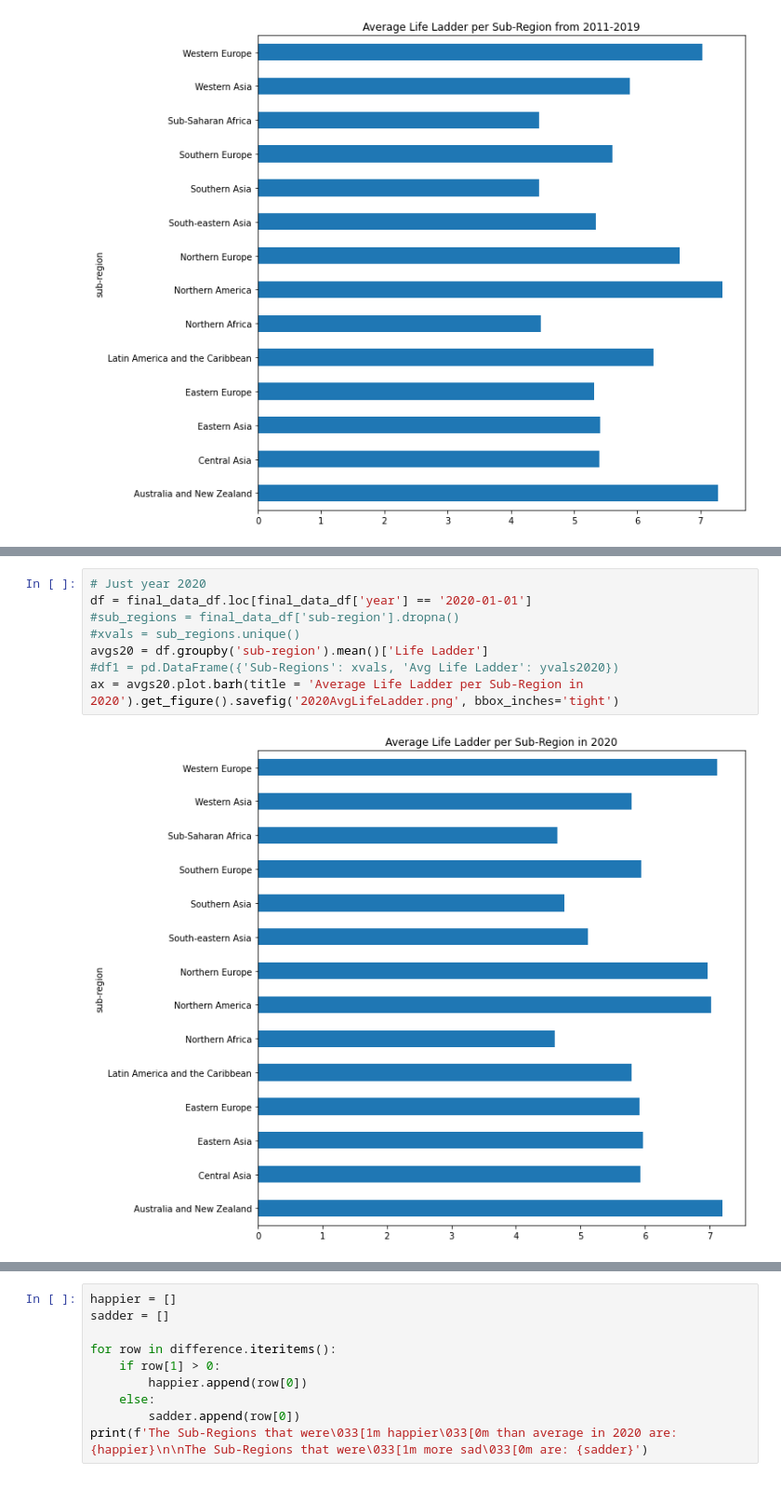
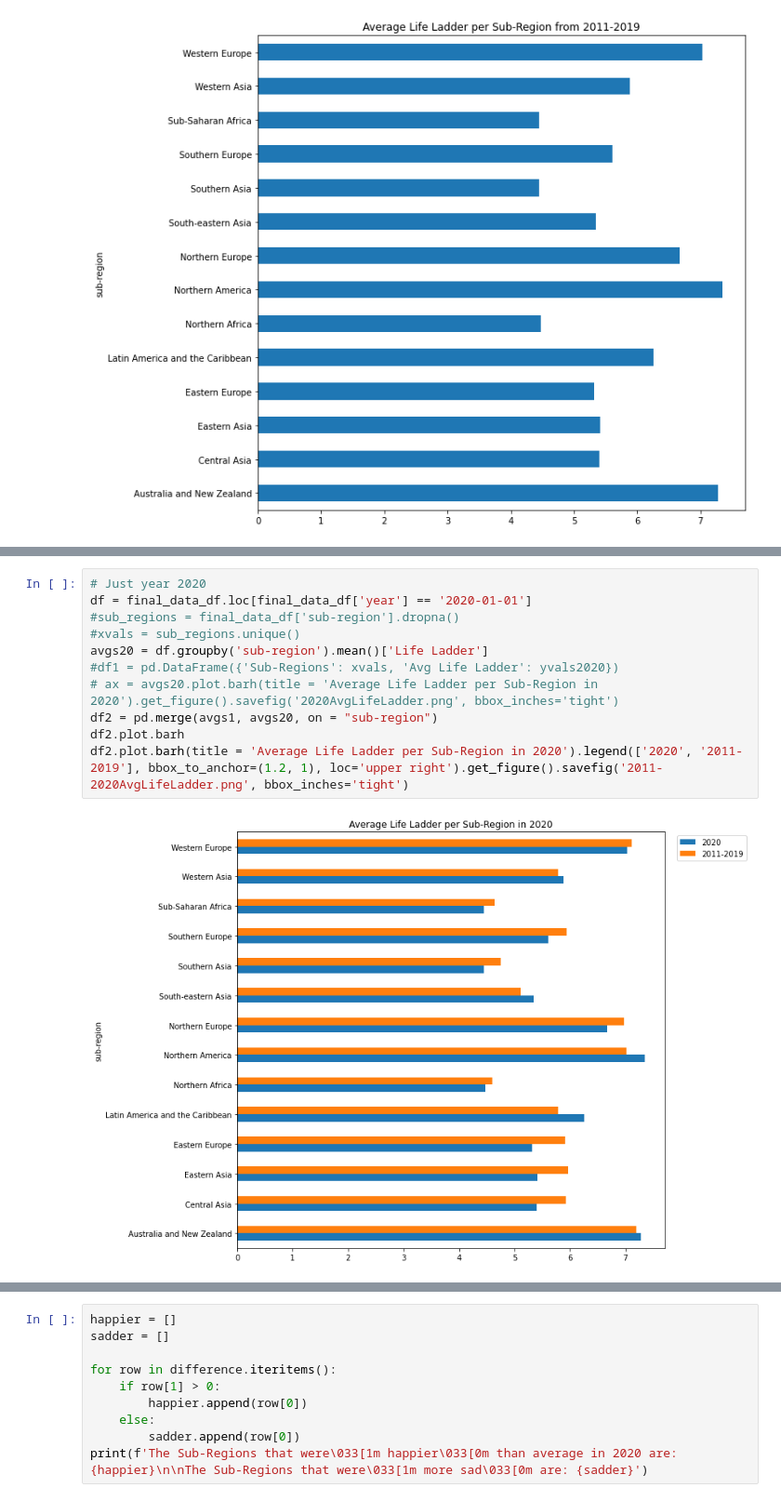
Before and after one commit to SimplyLizzy/FactorsOfHappinness, a Jupyter notebook: Avg Life Ladder vs. Sub-Region.ipynb, the cells around one changed output, grey strips where cells are left out. Shown at 93% size. Saved outputs shown, nothing was run; the diff lists cells and outputs as text.

```diff
--- a/Avg Life Ladder vs. Sub-Region.ipynb
+++ b/Avg Life Ladder vs. Sub-Region.ipynb
@@ -142,13 +163,16 @@ Name: Life Ladder, dtype: float64
 # %%
 # Just year 2020
 df = final_data_df.loc[final_data_df['year'] == '2020-01-01']
 #sub_regions = final_data_df['sub-region'].dropna()
 #xvals = sub_regions.unique()
 avgs20 = df.groupby('sub-region').mean()['Life Ladder']
 #df1 = pd.DataFrame({'Sub-Regions': xvals, 'Avg Life Ladder': yvals2020})
-ax = avgs20.plot.barh(title = 'Average Life Ladder per Sub-Region in 2020').get_figure().savefig('2020AvgLifeLadder.png', bbox_inches='tight')
+# ax = avgs20.plot.barh(title = 'Average Life Ladder per Sub-Region in 2020').get_figure().savefig('2020AvgLifeLadder.png', bbox_inches='tight')
+df2 = pd.merge(avgs1, avgs20, on = "sub-region")
+df2.plot.barh
+df2.plot.barh(title = 'Average Life Ladder per Sub-Region in 2020').legend(['2020', '2011-2019'], bbox_to_anchor=(1.2, 1), loc='upper right').get_figure().savefig('2011-2020AvgLifeLadder.png', bbox_inches='tight')
 # %% [output]
-[figure, old version]
+[figure, new version]
 # %%
 # Changes between avg over years and 2020
 difference = avgs20.subtract(avgs1)
```
Also changed, not shown: parts of 8 cells of this notebook, 2 other files.
